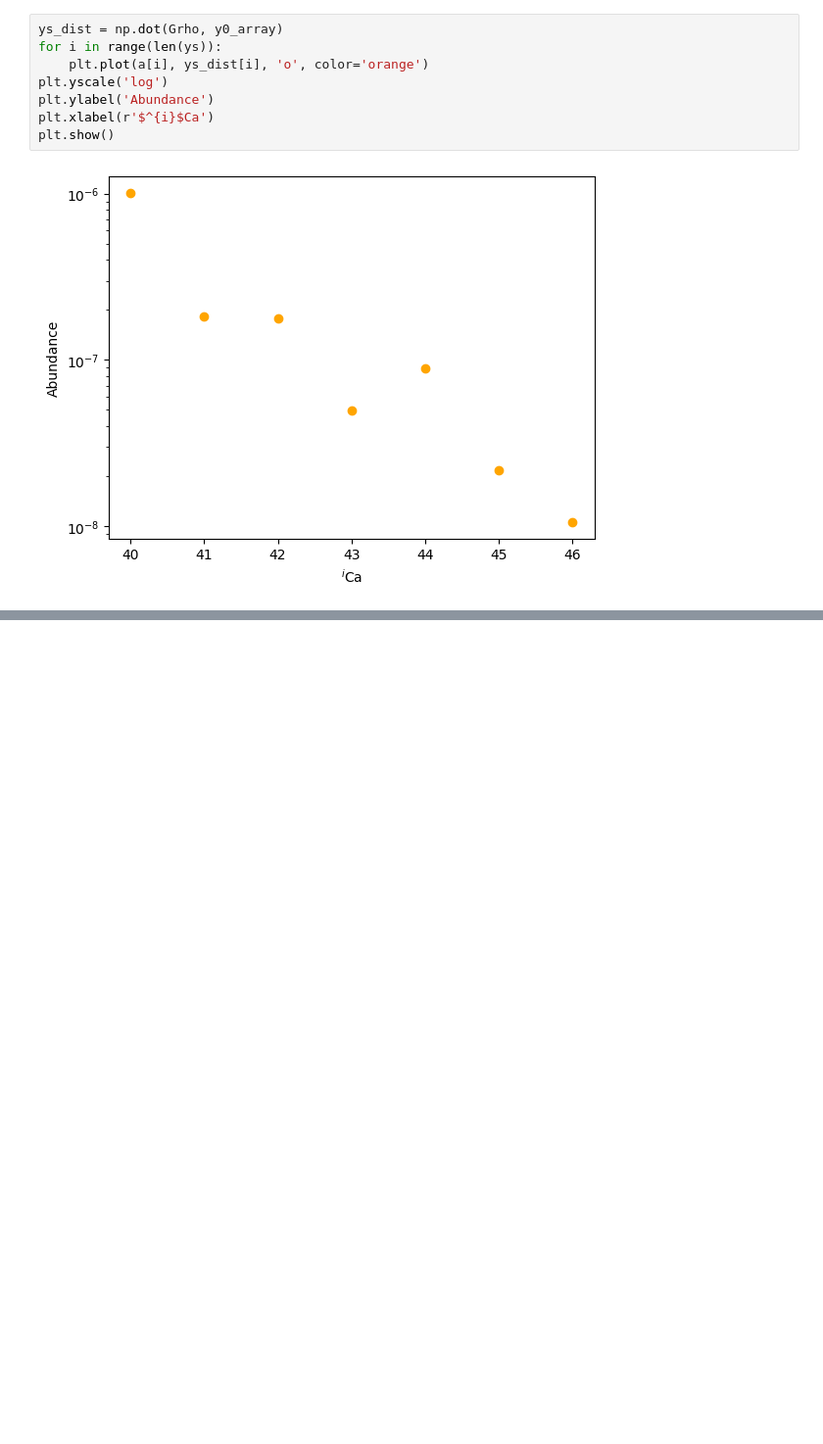
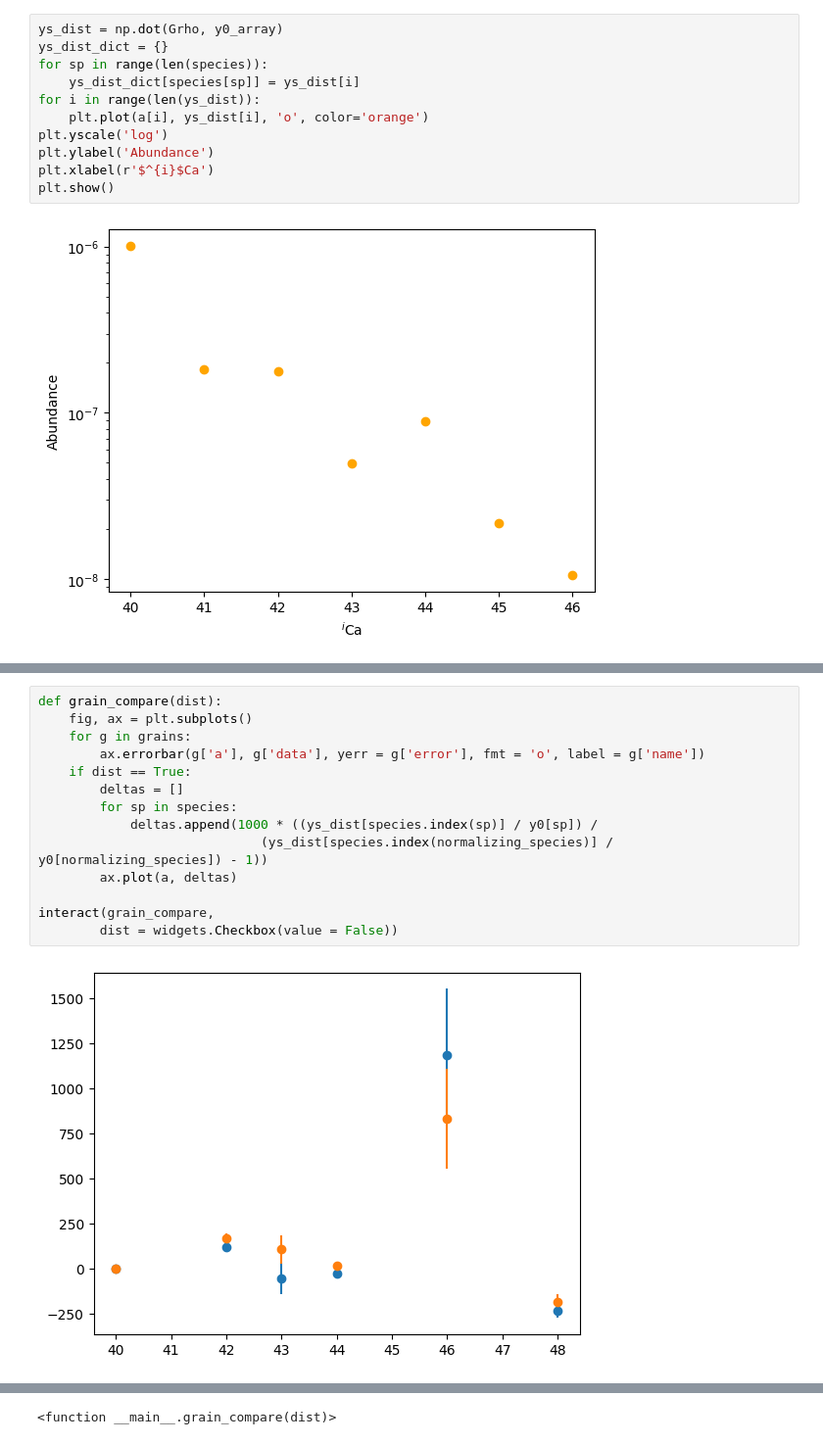
Before and after one commit to lucaswalls18/neutron_burst, a Jupyter notebook: analytic_solution.ipynb, the cells around one changed output, grey strips where cells are left out. Shown at 98% size. Drawn from its saved outputs; the diff is of its cells as text; blank space fills up the shorter version.

```diff
--- a/analytic_solution.ipynb
+++ b/analytic_solution.ipynb
@@ -304,7 +303,10 @@ for i in range(len(species)):
 Finally we compute the abundances from this distribution of exposures
 # %%
 ys_dist = np.dot(Grho, y0_array)
-for i in range(len(ys)):
+ys_dist_dict = {}
+for sp in range(len(species)):
+    ys_dist_dict[species[sp]] = ys_dist[i]
+for i in range(len(ys_dist)):
     plt.plot(a[i], ys_dist[i], 'o', color='orange')
 plt.yscale('log')
 plt.ylabel('Abundance')
@@ -318,0 +354,16 @@ One can consider the distribution of exposures calculation equivalent to mixing
+# %%
+def grain_compare(dist):
+    fig, ax = plt.subplots()
+    for g in grains:
+        ax.errorbar(g['a'], g['data'], yerr = g['error'], fmt = 'o', label = g['name'])
+    if dist == True:
+        deltas = []
+        for sp in species:
+            deltas.append(1000 * ((ys_dist[species.index(sp)] / y0[sp]) /
+                             (ys_dist[species.index(normalizing_species)] / y0[normalizing_species]) - 1))
+        ax.plot(a, deltas)
+
+interact(grain_compare,
+        dist = widgets.Checkbox(value = False))
+# %% [output]
+[figure, added]
@@ -318,0 +371 @@ One can consider the distribution of exposures calculation equivalent to mixing
+<function __main__.grain_compare(dist)>
```
Also changed, not shown: parts of 5 cells of this notebook.
